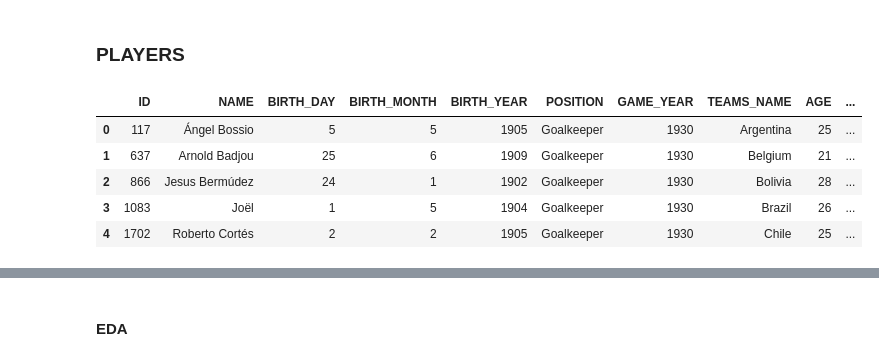
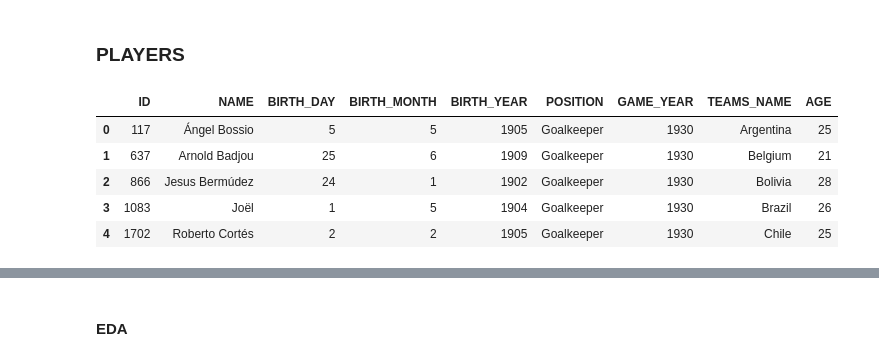
Before and after one commit to italojsr/EIR-Project, a Jupyter notebook: 5 - Data Analysis/main.ipynb, the cells around one changed output, grey strips where cells are left out. Drawn from its saved outputs; the diff is of its cells as text; code cells hidden in the pictures.

```diff
--- a/5 - Data Analysis/main.ipynb
+++ b/5 - Data Analysis/main.ipynb
@@ -403,11 +405,12 @@ df_agg[['TEAM','counts','MEAN_Q1+Q2','MEAN_Q3+Q4','Nº Imbalanced (chi-square)',
 ### PLAYERS
 # %%
 df_wcups = pd.read_csv('historico_jogadores.csv')
+df_wcups.drop(columns = ['AGE_TODAY'], inplace=True)
 df_wcups.head()
 # %% [output]
-|  | ID | NAME | BIRTH_DAY | BIRTH_MONTH | BIRTH_YEAR | POSITION | GAME_YEAR | TEAMS_NAME | AGE | ... |
-| 0 | 117 | Ángel Bossio | 5 | 5 | 1905 | Goalkeeper | 1930 | Argentina | 25 | ... |
-| 1 | 637 | Arnold Badjou | 25 | 6 | 1909 | Goalkeeper | 1930 | Belgium | 21 | ... |
-| 2 | 866 | Jesus Bermúdez | 24 | 1 | 1902 | Goalkeeper | 1930 | Bolivia | 28 | ... |
-| 3 | 1083 | Joël | 1 | 5 | 1904 | Goalkeeper | 1930 | Brazil | 26 | ... |
-| 4 | 1702 | Roberto Cortés | 2 | 2 | 1905 | Goalkeeper | 1930 | Chile | 25 | ... |
+|  | ID | NAME | BIRTH_DAY | BIRTH_MONTH | BIRTH_YEAR | POSITION | GAME_YEAR | TEAMS_NAME | AGE |
+| 0 | 117 | Ángel Bossio | 5 | 5 | 1905 | Goalkeeper | 1930 | Argentina | 25 |
+| 1 | 637 | Arnold Badjou | 25 | 6 | 1909 | Goalkeeper | 1930 | Belgium | 21 |
+| 2 | 866 | Jesus Bermúdez | 24 | 1 | 1902 | Goalkeeper | 1930 | Bolivia | 28 |
+| 3 | 1083 | Joël | 1 | 5 | 1904 | Goalkeeper | 1930 | Brazil | 26 |
+| 4 | 1702 | Roberto Cortés | 2 | 2 | 1905 | Goalkeeper | 1930 | Chile | 25 |
```
Also changed, not shown: parts of 17 cells of this notebook, 1 other file.
